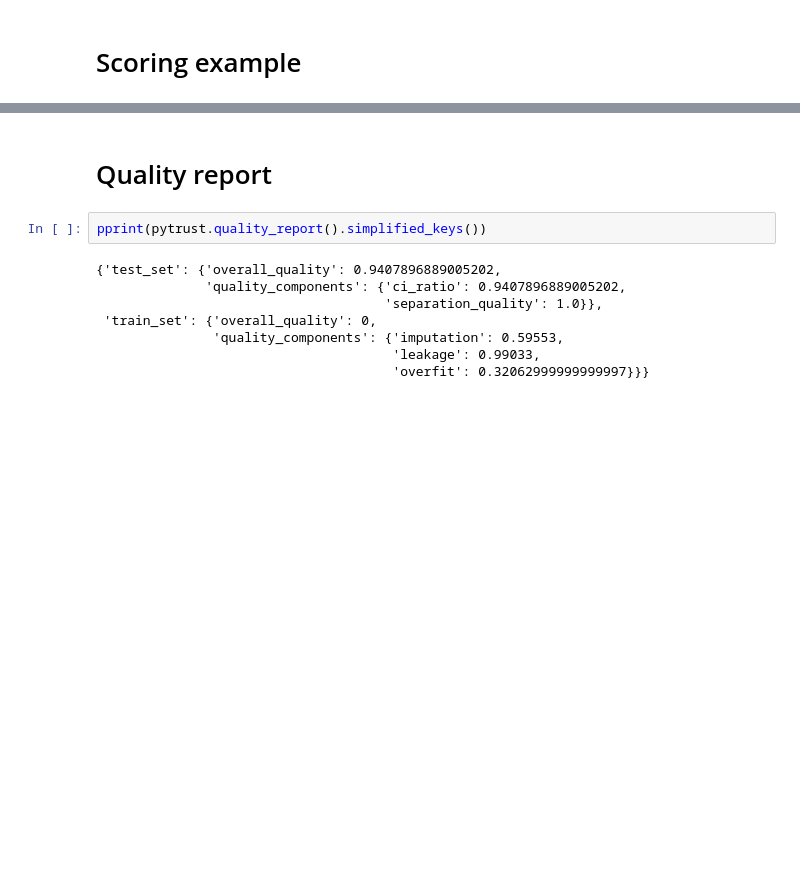
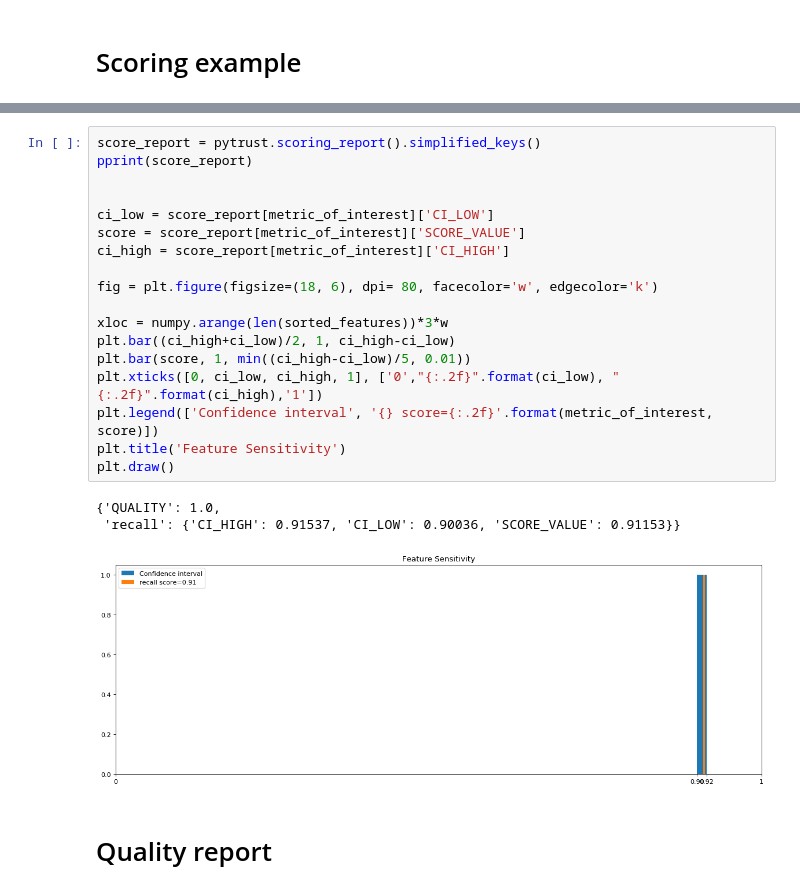
Before and after one commit to Broundal/Pytolemaic, a Jupyter notebook: examples/sensitivity_analysis_example.ipynb, the cells around one changed output, grey strips where cells are left out. Saved outputs shown, nothing was run; the diff lists cells and outputs as text; blank space fills up the shorter version.

```diff
--- a/examples/sensitivity_analysis_example.ipynb
+++ b/examples/sensitivity_analysis_example.ipynb
@@ -130,12 +141,24 @@ pprint(pytrust.scoring_report().simplified_keys())
+# %%
+score_report = pytrust.scoring_report().simplified_keys()
+pprint(score_report)
+
+
+ci_low = score_report[metric_of_interest]['CI_LOW']
+score = score_report[metric_of_interest]['SCORE_VALUE']
+ci_high = score_report[metric_of_interest]['CI_HIGH']
+
+fig = plt.figure(figsize=(18, 6), dpi= 80, facecolor='w', edgecolor='k')
+
+xloc = numpy.arange(len(sorted_features))*3*w
+plt.bar((ci_high+ci_low)/2, 1, ci_high-ci_low)
+plt.bar(score, 1, min((ci_high-ci_low)/5, 0.01))
+plt.xticks([0, ci_low, ci_high, 1], ['0',"{:.2f}".format(ci_low), "{:.2f}".format(ci_high),'1'])
+plt.legend(['Confidence interval', '{} score={:.2f}'.format(metric_of_interest, score)])
+plt.title('Feature Sensitivity')
+plt.draw()
+# %% [output]
+{'QUALITY': 1.0,
+ 'recall': {'CI_HIGH': 0.91537, 'CI_LOW': 0.90036, 'SCORE_VALUE': 0.91153}}
+[figure, added]
 # %% [markdown]
 # Quality report
-# %%
-pprint(pytrust.quality_report().simplified_keys())
-# %% [output]
-{'test_set': {'overall_quality': 0.9407896889005202,
-              'quality_components': {'ci_ratio': 0.9407896889005202,
-                                     'separation_quality': 1.0}},
- 'train_set': {'overall_quality': 0,
-               'quality_components': {'imputation': 0.59553,
-                                      'leakage': 0.99033,
-                                      'overfit': 0.32062999999999997}}}
```
Also changed, not shown: parts of 20 cells of this notebook, 6 other files.
